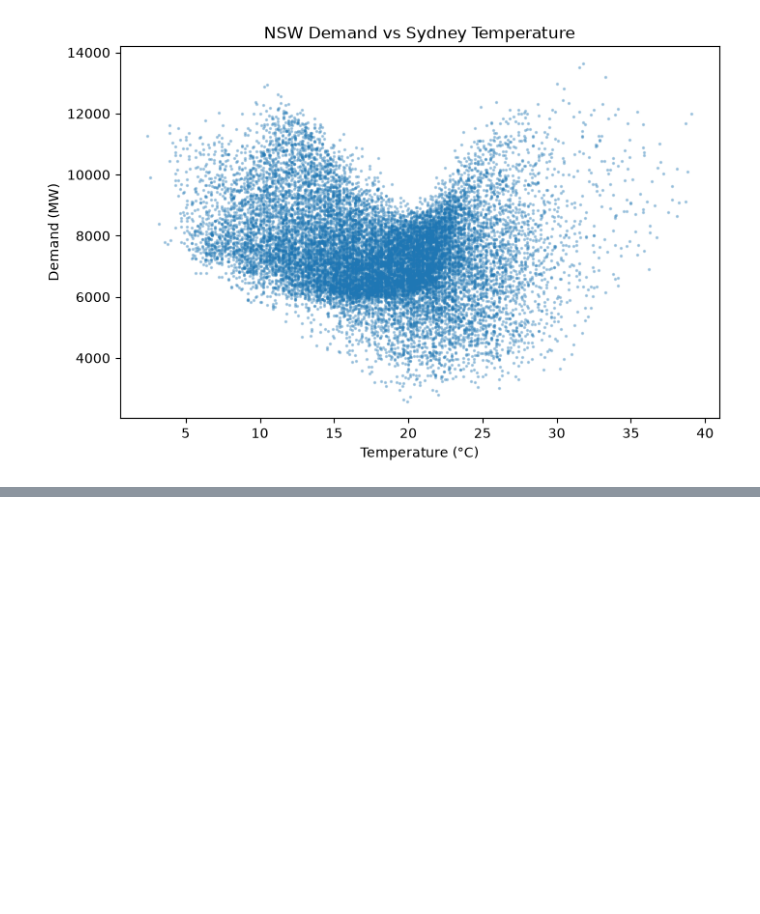
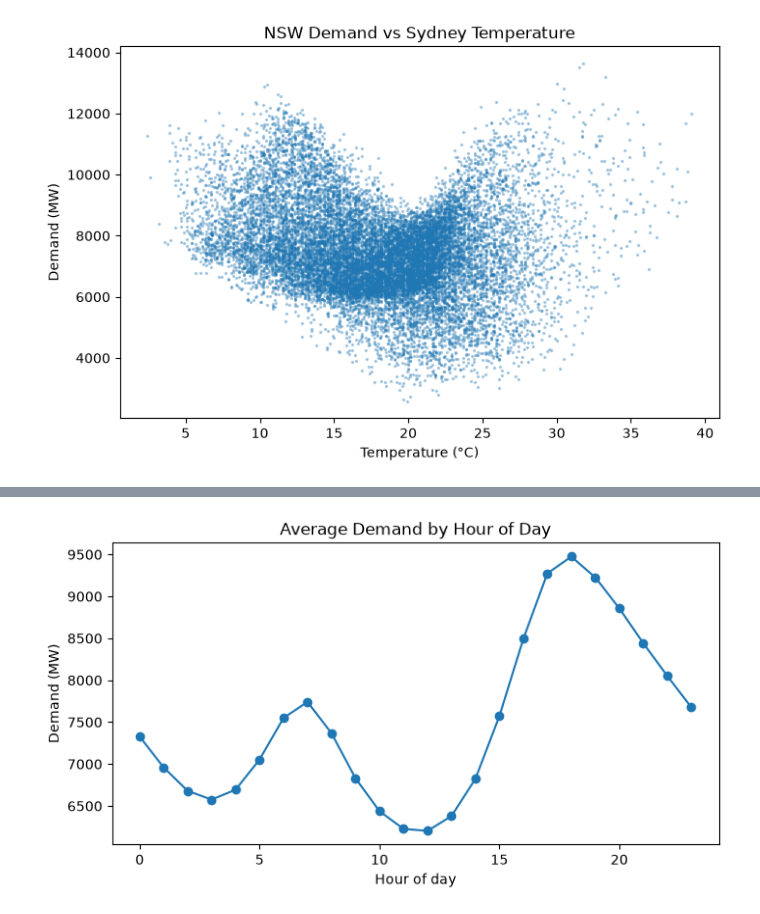
Before and after one commit to hit2412/nsw-electricity-demand-forecast, a Jupyter notebook: notebooks/01_data_exploration.ipynb, the cells around one changed output, grey strips where cells are left out. Drawn from its saved outputs; the diff is of its cells as text; code cells hidden in the pictures; blank space fills up the shorter version.

Commit message:
Add holidays, hour and weekday features, plus charts

```diff
--- a/notebooks/01_data_exploration.ipynb
+++ b/notebooks/01_data_exploration.ipynb
@@ -133,3 +133,10 @@ plt.title("NSW Demand vs Sydney Temperature")
 plt.show()
 # %% [output]
 [figure]
+# %%
+import holidays
+
+nsw_holidays = holidays.Australia(subdiv="NSW", years=[2024, 2025])
+
+for date, name in sorted(nsw_holidays.items()):
+    print(date, name)
@@ -135,0 +161,2 @@ plt.show()
+# %%
+df["is_holiday"] = [int(d in nsw_holidays) for d in df.index.date]
@@ -135,0 +177,4 @@ plt.show()
+# %%
+df["hour"] = df.index.hour
+df["weekday"] = df.index.dayofweek
+df.head()
@@ -135,0 +189,11 @@ plt.show()
+# %%
+by_hour = df.groupby("hour")["TOTALDEMAND"].mean()
+
+plt.figure(figsize=(8, 4))
+plt.plot(by_hour.index, by_hour.values, marker="o")
+plt.title("Average Demand by Hour of Day")
+plt.xlabel("Hour of day")
+plt.ylabel("Demand (MW)")
+plt.show()
+# %% [output]
+[figure, added]
```
Also changed, not shown: parts of 5 cells of this notebook, 1 other file.
